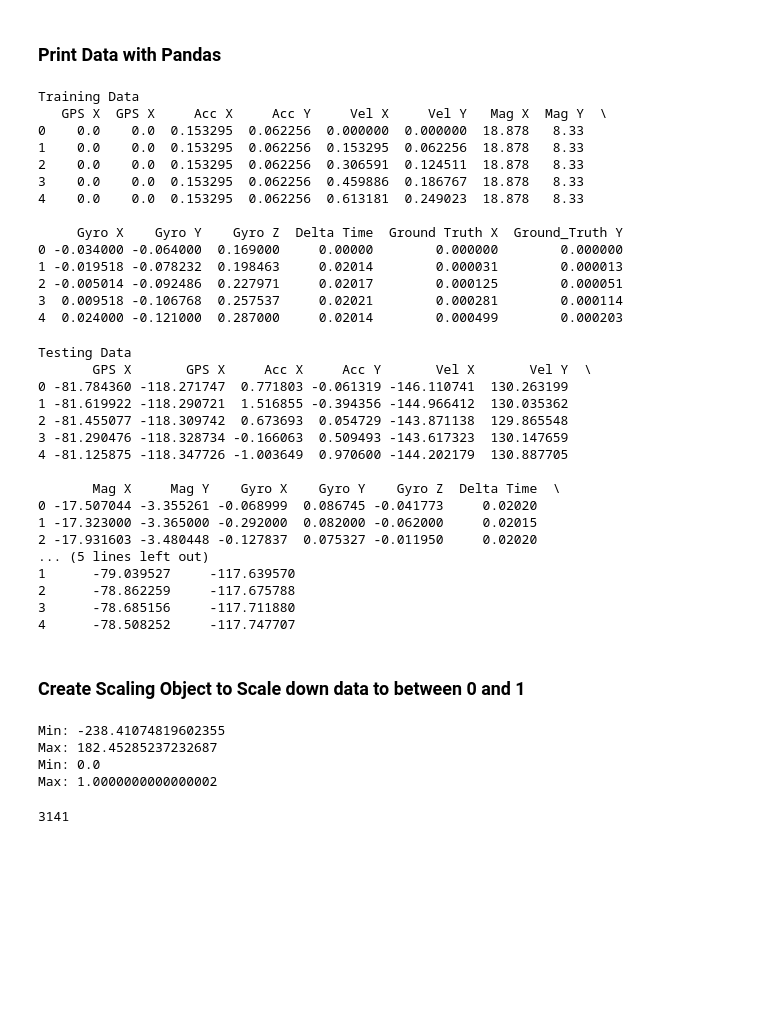
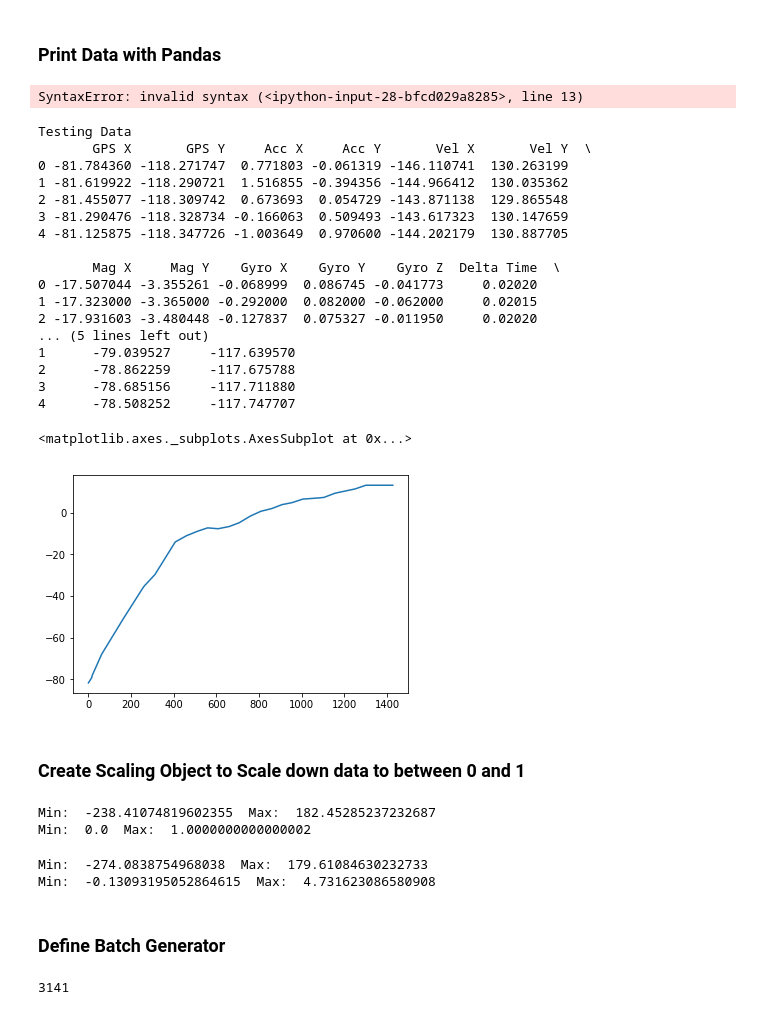
Before and after one commit to harrywaugh/ActivityTrackingWithSensorFusion, a Jupyter notebook: Analyse IMU Stream-RNN.ipynb, the cells around one changed output. Cells and saved outputs as stored; diff of their text form; code cells hidden in the pictures; blank space fills up the shorter version.

```diff
--- a/Analyse IMU Stream-RNN.ipynb
+++ b/Analyse IMU Stream-RNN.ipynb
@@ -93,53 +94,43 @@ else:
                                                           'Gyro X', 'Gyro Y', 'Gyro Z',
                                                           'Delta Time', 'Ground Truth X', 'Ground_Truth Y'])
 print("Training Data")
-print(training_frame.head(5))
+display(training_frame.head(5))
+training_frame['GPS X'].plot()
 # %% [output]
-Training Data
-   GPS X  GPS X     Acc X     Acc Y     Vel X     Vel Y   Mag X  Mag Y  \
-0    0.0    0.0  0.153295  0.062256  0.000000  0.000000  18.878   8.33
-1    0.0    0.0  0.153295  0.062256  0.153295  0.062256  18.878   8.33
-2    0.0    0.0  0.153295  0.062256  0.306591  0.124511  18.878   8.33
-3    0.0    0.0  0.153295  0.062256  0.459886  0.186767  18.878   8.33
-4    0.0    0.0  0.153295  0.062256  0.613181  0.249023  18.878   8.33
-
-     Gyro X    Gyro Y    Gyro Z  Delta Time  Ground Truth X  Ground_Truth Y
-0 -0.034000 -0.064000  0.169000     0.00000        0.000000        0.000000
-1 -0.019518 -0.078232  0.198463     0.02014        0.000031        0.000013
-2 -0.005014 -0.092486  0.227971     0.02017        0.000125        0.000051
-3  0.009518 -0.106768  0.257537     0.02021        0.000281        0.000114
-4  0.024000 -0.121000  0.287000     0.02014        0.000499        0.000203
+SyntaxError: invalid syntax (<ipython-input-28-bfcd029a8285>, line 13)
 # %%
 if(just_acc):
-    training_frame = pd.DataFrame(np.concatenate((test_data, test_labels), axis=1),
-                                                 columns=['GPS X', 'GPS X', 'Acc X', 'Acc Y',
+    test_frame = pd.DataFrame(np.concatenate((test_data, test_labels), axis=1),
+                                                 columns=['GPS X', 'GPS Y', 'Acc X', 'Acc Y',
                                                           'Delta Time', 'Ground Truth X', 'Ground_Truth Y'])
 else:
-    training_frame = pd.DataFrame(np.concatenate((test_data, test_labels), axis=1),
-                                                 columns=['GPS X', 'GPS X', 'Acc X', 'Acc Y', 'Vel X', 'Vel Y',
+    test_frame = pd.DataFrame(np.concatenate((test_data, test_labels), axis=1),
+                                                 columns=['GPS X', 'GPS Y', 'Acc X', 'Acc Y', 'Vel X', 'Vel Y',
                                                           'Mag X', 'Mag Y',
                                                           'Gyro X', 'Gyro Y', 'Gyro Z',
                                                           'Delta Time', 'Ground Truth X', 'Ground_Truth Y'])
 print("Testing Data")
-print(training_frame.head(5))
+print(test_frame.head(5))
 # %% [output]
 Testing Data
-       GPS X       GPS X     Acc X     Acc Y       Vel X       Vel Y  \
+       GPS X       GPS Y     Acc X     Acc Y       Vel X       Vel Y  \
 0 -81.784360 -118.271747  0.771803 -0.061319 -146.110741  130.263199
 1 -81.619922 -118.290721  1.516855 -0.394356 -144.966412  130.035362
 2 -81.455077 -118.309742  0.673693  0.054729 -143.871138  129.865548
 3 -81.290476 -118.328734 -0.166063  0.509493 -143.617323  130.147659
 4 -81.125875 -118.347726 -1.003649  0.970600 -144.202179  130.887705
 
        Mag X     Mag Y    Gyro X    Gyro Y    Gyro Z  Delta Time  \
 0 -17.507044 -3.355261 -0.068999  0.086745 -0.041773     0.02020
 1 -17.323000 -3.365000 -0.292000  0.082000 -0.062000     0.02015
 2 -17.931603 -3.480448 -0.127837  0.075327 -0.011950     0.02020
 ... (5 lines left out)
 1      -79.039527     -117.639570
 2      -78.862259     -117.675788
 3      -78.685156     -117.711880
 4      -78.508252     -117.747707
+<matplotlib.axes._subplots.AxesSubplot at 0x...>
+[figure, added]
 # %% [markdown]
 ### Create Scaling Object to Scale down data to between 0 and 1
 # %%
@@ -148,23 +139,22 @@ x_scaler = MinMaxScaler()
 scaled_training_data = x_scaler.fit_transform(training_data)
 scaled_test_data = x_scaler.transform(test_data)
 
-print("Min:", np.min(training_data))
-print("Max:", np.max(training_data))
-print("Min:", np.min(scaled_training_data))
-print("Max:", np.max(scaled_training_data))
+print("Min: ", np.min(training_data), " Max: ", np.max(training_data))
+print("Min: ", np.min(scaled_training_data), " Max: ", np.max(scaled_training_data))
 # %% [output]
-Min: -238.41074819602355
-Max: 182.45285237232687
-Min: 0.0
-Max: 1.0000000000000002
+Min:  -238.41074819602355  Max:  182.45285237232687
+Min:  0.0  Max:  1.0000000000000002
 # %%
 y_scaler = MinMaxScaler()
 scaled_training_labels = y_scaler.fit_transform(training_labels)
 scaled_test_labels = y_scaler.transform(test_labels)
-print("Min:", np.min(training_data))
-print("Max:", np.max(training_data))
-print("Min:", np.min(scaled_training_data))
-print("Max:", np.max(scaled_training_data))
+print("Min: ", np.min(test_data), " Max: ", np.max(test_data))
+print("Min: ", np.min(scaled_test_data), " Max: ", np.max(scaled_test_data))
+# %% [output]
+Min:  -274.0838754968038  Max:  179.61084630232733
+Min:  -0.13093195052864615  Max:  4.731623086580908
+# %% [markdown]
+### Define Batch Generator
 # %%
 def batch_generator(batch_size, sequence_length):
 
```
Also changed, not shown: parts of 1 cell of this notebook.
